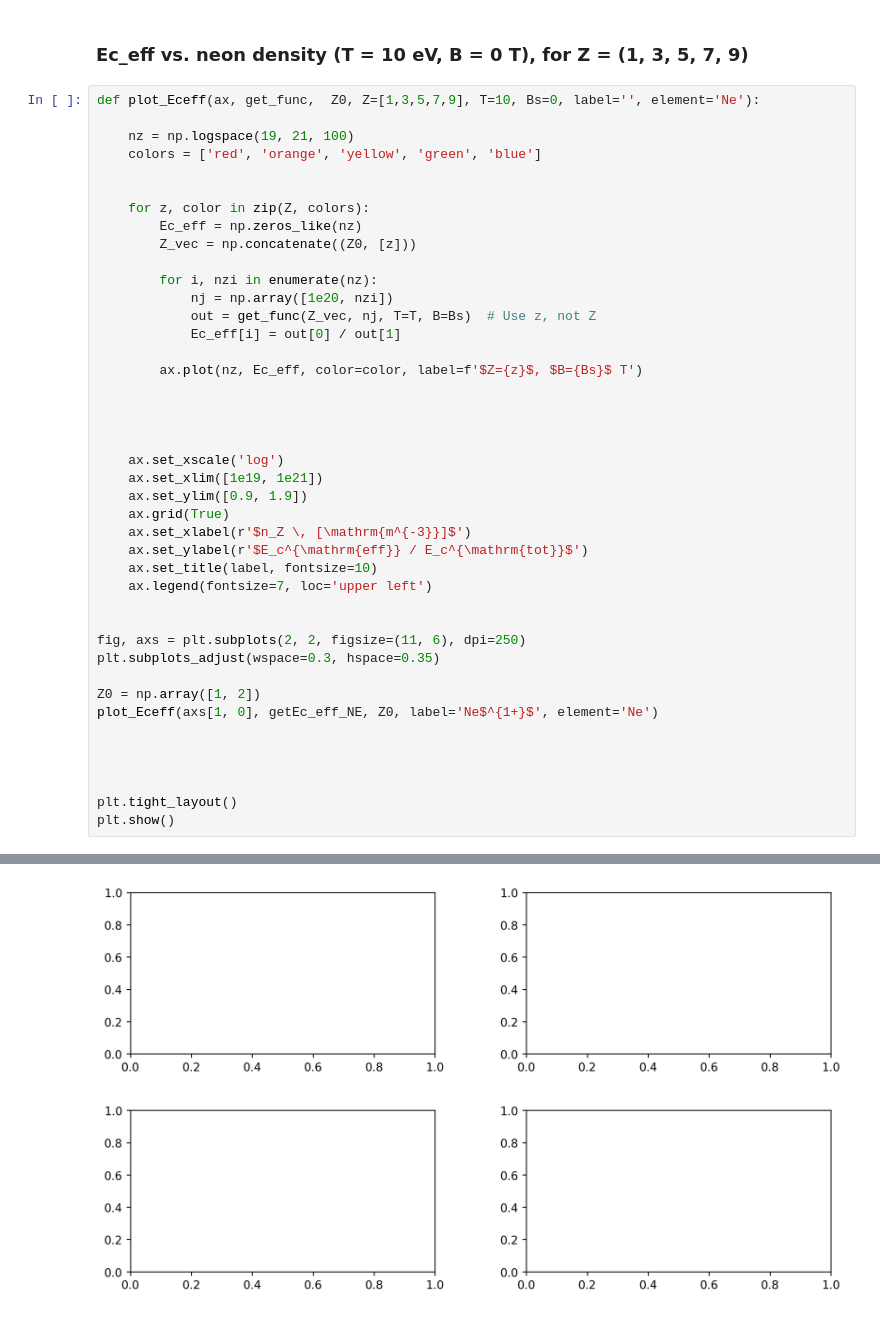
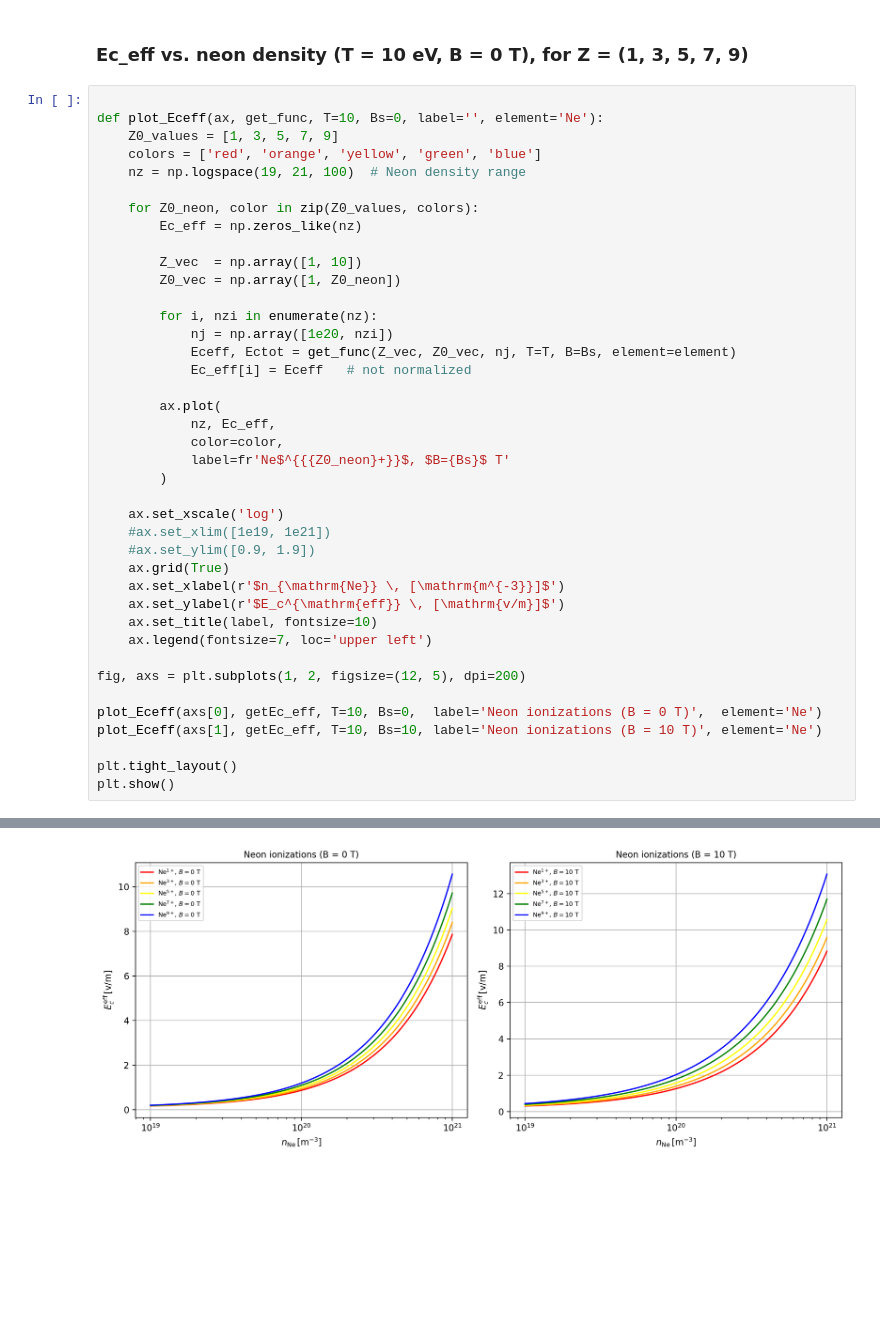
Before and after one commit to ridatta/RE_Solver, a Jupyter notebook: Critical_E_Field.ipynb, the cells around one changed output, grey strips where cells are left out. Cells and saved outputs as stored; diff of their text form; blank space fills up the shorter version.

Commit message:
Figures reproduced in p*, Ec_eff for NE, implement RE

```diff
--- a/Critical_E_Field.ipynb
+++ b/Critical_E_Field.ipynb
@@ -462,44 +462,42 @@ plt.show()
 # %% [markdown]
 ### Ec_eff vs. neon density (T = 10 eV, B = 0 T), for Z = (1, 3, 5, 7, 9)
 # %%
-def plot_Eceff(ax, get_func,  Z0, Z=[1,3,5,7,9], T=10, Bs=0, label='', element='Ne'):
 
-    nz = np.logspace(19, 21, 100)
+def plot_Eceff(ax, get_func, T=10, Bs=0, label='', element='Ne'):
+    Z0_values = [1, 3, 5, 7, 9]
     colors = ['red', 'orange', 'yellow', 'green', 'blue']
+    nz = np.logspace(19, 21, 100)  # Neon density range
 
+    for Z0_neon, color in zip(Z0_values, colors):
+        Ec_eff = np.zeros_like(nz)
 
-    for z, color in zip(Z, colors):
-        Ec_eff = np.zeros_like(nz)
-        Z_vec = np.concatenate((Z0, [z]))
+        Z_vec  = np.array([1, 10])
+        Z0_vec = np.array([1, Z0_neon])
 
         for i, nzi in enumerate(nz):
             nj = np.array([1e20, nzi])
-            out = get_func(Z_vec, nj, T=T, B=Bs)  # Use z, not Z
-            Ec_eff[i] = out[0] / out[1]
+            Eceff, Ectot = get_func(Z_vec, Z0_vec, nj, T=T, B=Bs, element=element)
+            Ec_eff[i] = Eceff   # not normalized
 
-        ax.plot(nz, Ec_eff, color=color, label=f'$Z={z}$, $B={Bs}$ T')
-
-
-
+        ax.plot(
+            nz, Ec_eff,
+            color=color,
+            label=fr'Ne$^{{{Z0_neon}+}}$, $B={Bs}$ T'
+        )
 
     ax.set_xscale('log')
-    ax.set_xlim([1e19, 1e21])
-    ax.set_ylim([0.9, 1.9])
+    #ax.set_xlim([1e19, 1e21])
+    #ax.set_ylim([0.9, 1.9])
     ax.grid(True)
-    ax.set_xlabel(r'$n_Z \, [\mathrm{m^{-3}}]$')
-    ax.set_ylabel(r'$E_c^{\mathrm{eff}} / E_c^{\mathrm{tot}}$')
+    ax.set_xlabel(r'$n_{\mathrm{Ne}} \, [\mathrm{m^{-3}}]$')
+    ax.set_ylabel(r'$E_c^{\mathrm{eff}} \, [\mathrm{v/m}]$')
     ax.set_title(label, fontsize=10)
     ax.legend(fontsize=7, loc='upper left')
 
+fig, axs = plt.subplots(1, 2, figsize=(12, 5), dpi=200)
 
-fig, axs = plt.subplots(2, 2, figsize=(11, 6), dpi=250)
-plt.subplots_adjust(wspace=0.3, hspace=0.35)
-
-Z0 = np.array([1, 2])
-plot_Eceff(axs[1, 0], getEc_eff_NE, Z0, label='Ne$^{1+}$', element='Ne')
-
-
-
+plot_Eceff(axs[0], getEc_eff, T=10, Bs=0,  label='Neon ionizations (B = 0 T)',  element='Ne')
+plot_Eceff(axs[1], getEc_eff, T=10, Bs=10, label='Neon ionizations (B = 10 T)', element='Ne')
 
 plt.tight_layout()
 plt.show()
@@ -508 +505 @@ TypeError: getEc_eff_NE() missing 1 required positional argument: 'nj'
-[figure, old version]
+[figure, new version]
```
Also changed, not shown: parts of 1 cell of this notebook, 3 other files.
